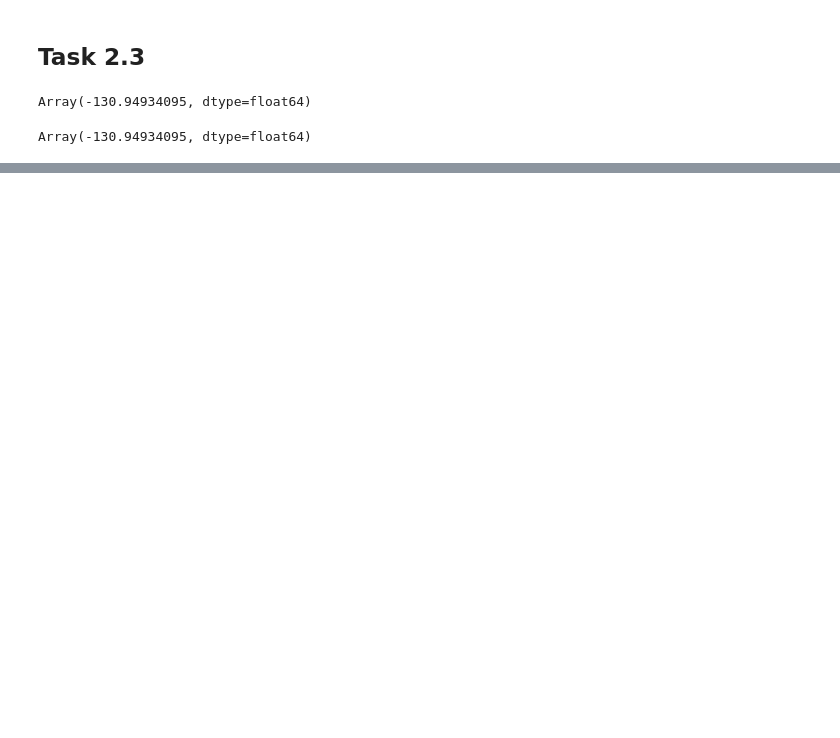
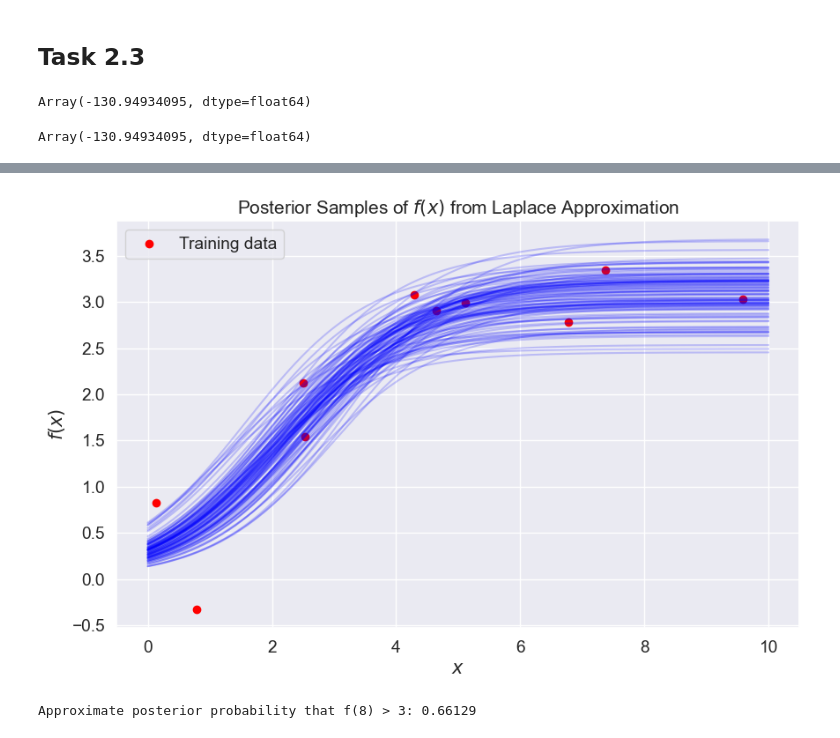
Before and after one commit to lovomanuel/bayesian-project, a Jupyter notebook: Assignment_2/Task_2.ipynb, the cells around one changed output, grey strips where cells are left out. Drawn from its saved outputs; the diff is of its cells as text; code cells hidden in the pictures; blank space fills up the shorter version.

```diff
--- a/Assignment_2/Task_2.ipynb
+++ b/Assignment_2/Task_2.ipynb
@@ -93,0 +302,44 @@ Array(-130.94934095, dtype=float64)
+# %%
+# Generate S = 100 samples from Laplace
+key = random.PRNGKey(0)
+w_samples = laplace.posterior_samples(key, 100)
+
+# Create x range for plotting f(x)
+x_plot = jnp.linspace(0, 10, 200)
+
+# Compute f(x) for each sampled weight
+fx_samples = [f(w, x_plot) for w in w_samples]
+
+# Plot sampled functions
+plt.figure(figsize=(10, 6))
+
+# Plot each sampled function
+for fx in fx_samples:
+    plt.plot(x_plot, fx, color='blue', alpha=0.2)
+
+# Scatter plot of training data
+plt.scatter(X, y, color='red', label='Training data')
+
+
+plt.title("Posterior Samples of $f(x)$ from Laplace Approximation")
+plt.xlabel("$x$")
+plt.ylabel("$f(x)$")
+plt.legend()
+plt.grid(True)
+plt.show()
+# %% [output]
+[figure, added]
+# %%
+# Sample many weights from the Laplace posterior
+key = random.PRNGKey(42)
+w_samples = laplace.posterior_samples(key, 100000)
+
+# Compute f(8) for each sample
+x_val = 8.0
+f8_samples = jnp.array([f(w, x_val) for w in w_samples])
+
+# Estimate the probability that f(8) > 3
+prob = jnp.mean(f8_samples > 3.0)
+print("Approximate posterior probability that f(8) > 3:", prob)
+# %% [output]
+Approximate posterior probability that f(8) > 3: 0.66129
```
Also changed, not shown: parts of 6 cells of this notebook.
